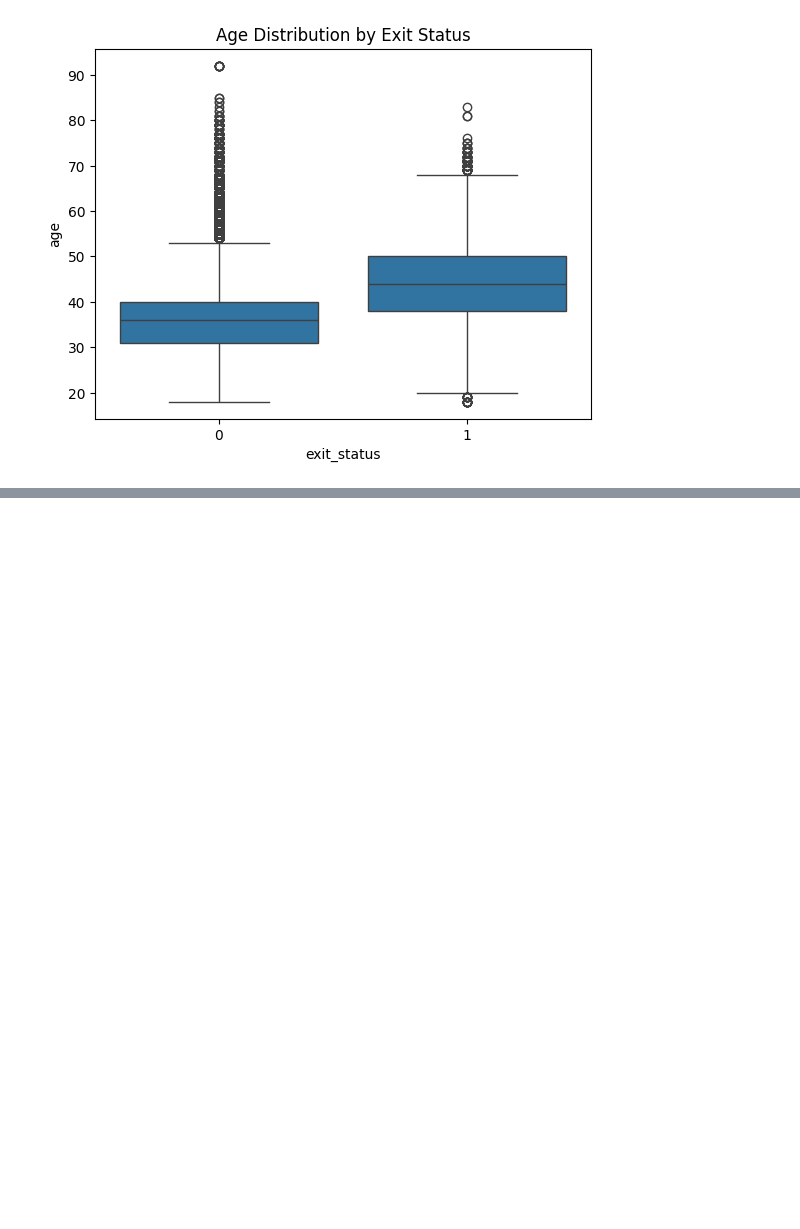
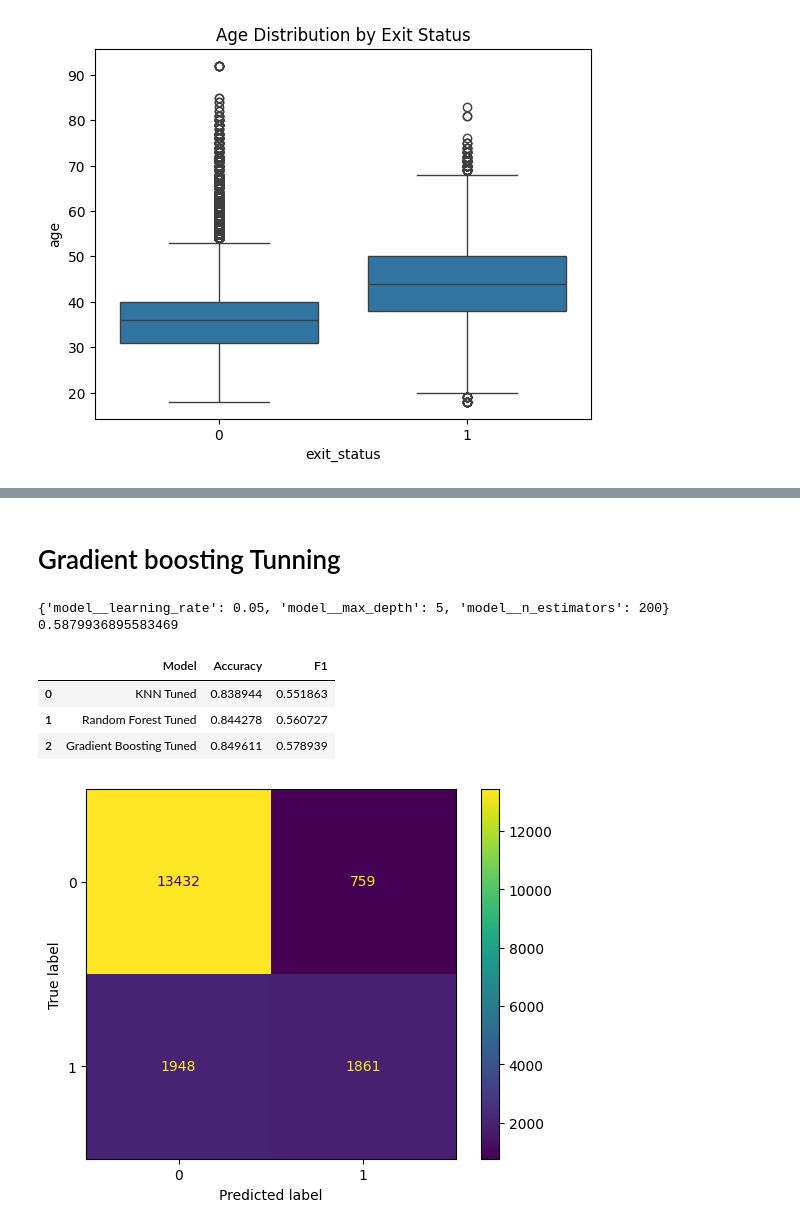
Before and after one commit to ShivaDoulagar/Kaggle-contests, a Jupyter notebook: assignment-2.ipynb, the cells around one changed output, grey strips where cells are left out. Cells and saved outputs as stored; diff of their text form; code cells hidden in the pictures; blank space fills up the shorter version.

```diff
--- a/assignment-2.ipynb
+++ b/assignment-2.ipynb
@@ -251,0 +314,5 @@ plt.show()
+# %%
+train
+# X = train.drop(columns = ["exit_status","id","customer_id","last_name"],axis = 1)
+X = train.drop("exit_status",axis = 1)
+y = train.exit_status
@@ -251,0 +489,33 @@ plt.show()
+# %% [markdown]
+# Gradient boosting Tunning
+# %%
+from sklearn.ensemble import GradientBoostingClassifier
+
+gb_pipe = Pipeline([
+    ("preprocessor", preprocessor),
+    ("model", GradientBoostingClassifier(
+        random_state=42
+    ))
+])
+
+gb_params = {
+    "model__n_estimators": [100, 200],
+    "model__learning_rate": [0.05, 0.1, 0.2],
+    "model__max_depth": [3, 5]
+}
+
+gb_grid = GridSearchCV(
+    gb_pipe,
+    gb_params,
+    cv=3,
+    scoring="f1",
+    n_jobs=-1
+)
+
+gb_grid.fit(X_train, y_train)
+
+print(gb_grid.best_params_)
+print(gb_grid.best_score_)
+# %% [output]
+{'model__learning_rate': 0.05, 'model__max_depth': 5, 'model__n_estimators': 200}
+0.5879936895583469
@@ -251,0 +528,32 @@ plt.show()
+# %%
+results = []
+
+for name, model in best_models.items():
+
+    preds = model.predict(X_val)
+
+    accuracy = accuracy_score(y_val, preds)
+    f1 = f1_score(y_val, preds)
+
+    results.append([name, accuracy, f1])
+
+pd.DataFrame(
+    results,
+    columns=["Model", "Accuracy", "F1"]
+)
+# %% [output]
+|  | Model | Accuracy | F1 |
+| 0 | KNN Tuned | 0.838944 | 0.551863 |
+| 1 | Random Forest Tuned | 0.844278 | 0.560727 |
+| 2 | Gradient Boosting Tuned | 0.849611 | 0.578939 |
+# %%
+from sklearn.metrics import ConfusionMatrixDisplay
+
+ConfusionMatrixDisplay.from_estimator(
+    gb_grid.best_estimator_,
+    X_val,
+    y_val
+)
+plt.show()
+# %% [output]
+[figure, added]
```
Also changed, not shown: parts of 17 cells of this notebook.
